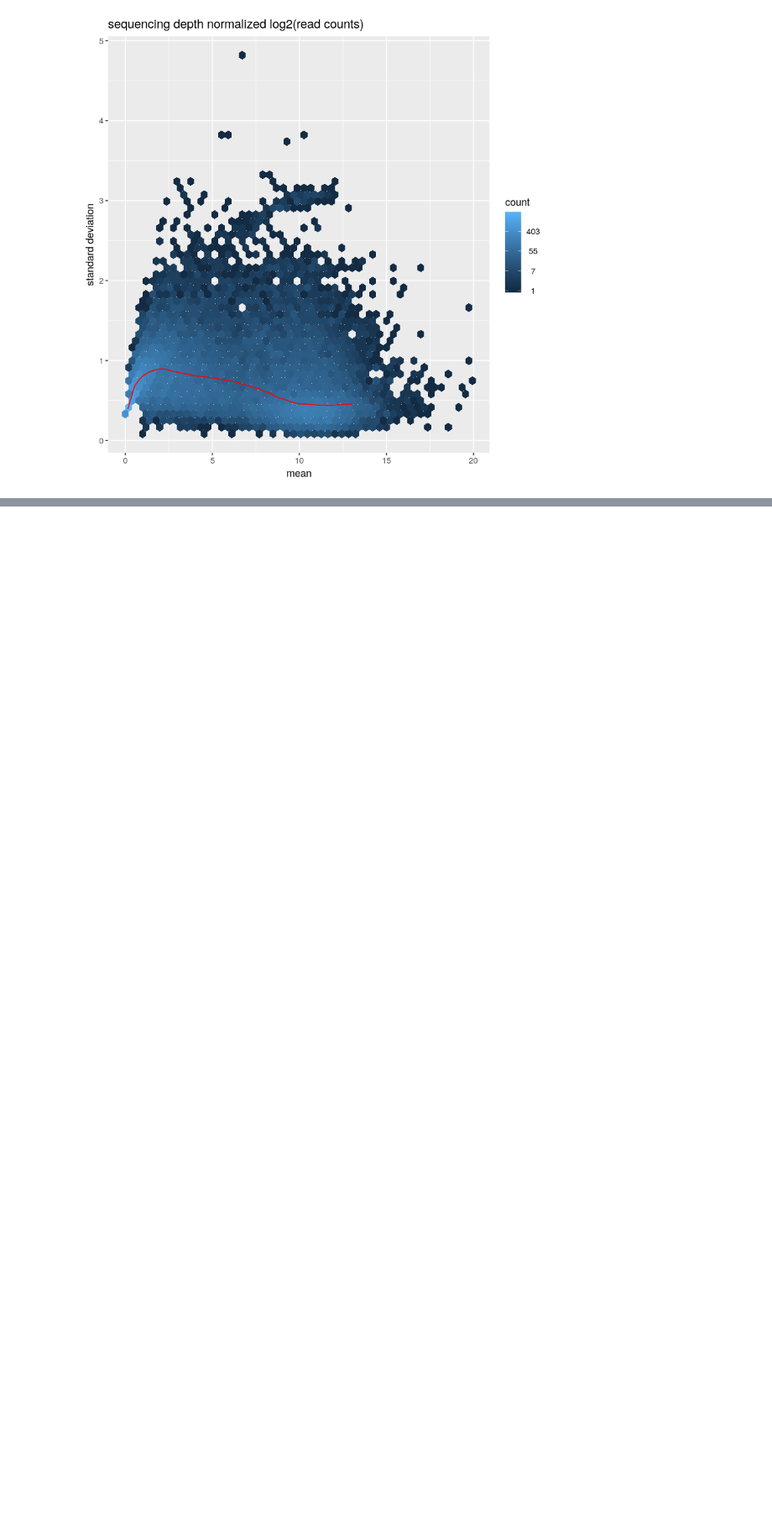
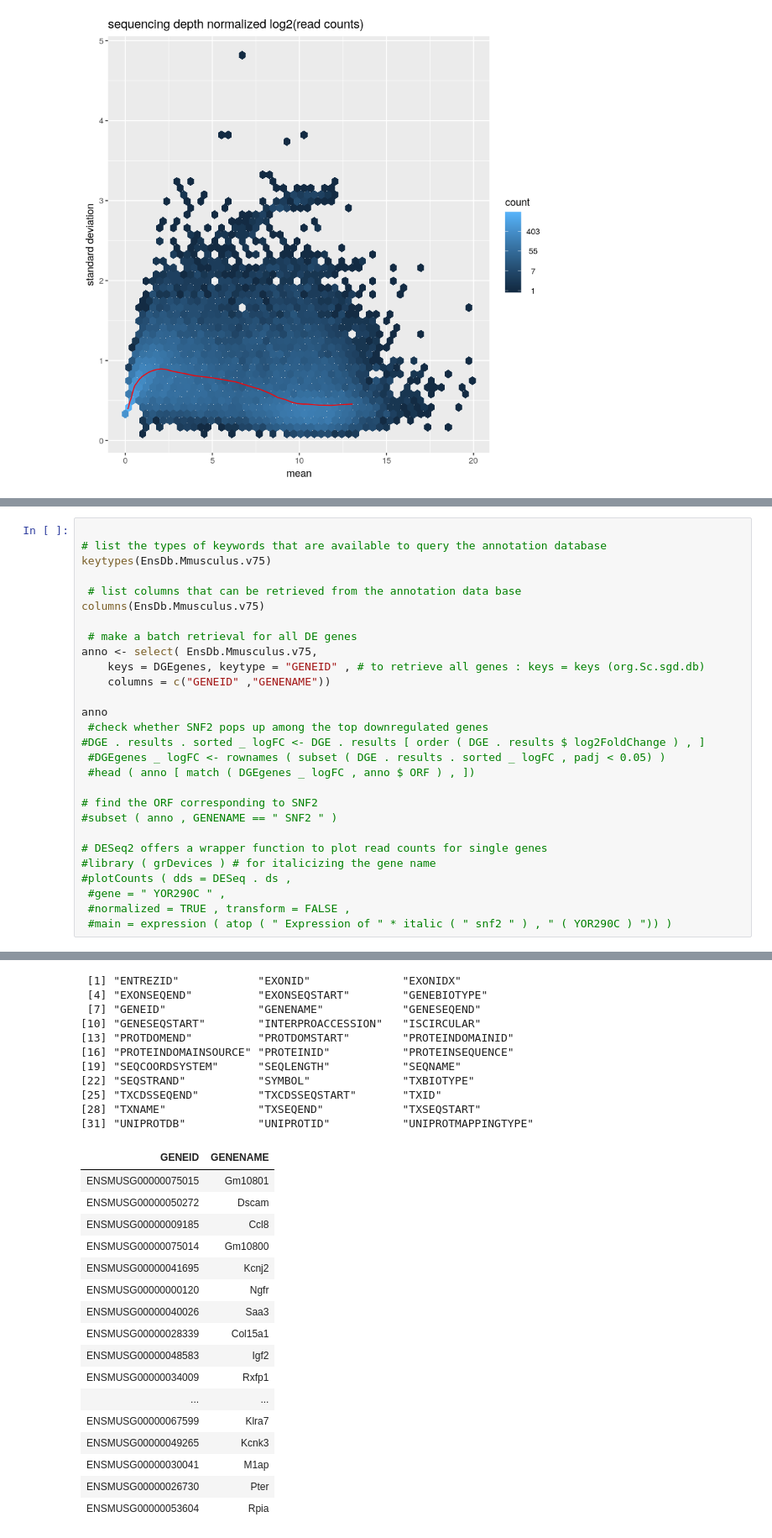
Before and after one commit to Sophia-art/EukaryoticTranscriptomics, a Jupyter notebook: PCA.ipynb, the cells around one changed output, grey strips where cells are left out. Shown at 84% size. Cells and saved outputs as stored; diff of their text form; blank space fills up the shorter version.

```diff
--- a/PCA.ipynb
+++ b/PCA.ipynb
@@ -249,0 +428,29 @@ legend(50,40, legend = colData(DESeq.ds)[,1], col = colData(DESeq.ds)[,1], fill
+# %%
+
+# list the types of keywords that are available to query the annotation database
+keytypes(EnsDb.Mmusculus.v75)
+
+ # list columns that can be retrieved from the annotation data base
+columns(EnsDb.Mmusculus.v75)
+
+ # make a batch retrieval for all DE genes
+anno <- select( EnsDb.Mmusculus.v75,
+    keys = DGEgenes, keytype = "GENEID" , # to retrieve all genes : keys = keys (org.Sc.sgd.db)
+    columns = c("GENEID" ,"GENENAME"))
+
+anno
+ #check whether SNF2 pops up among the top downregulated genes
+#DGE . results . sorted _ logFC <- DGE . results [ order ( DGE . results $ log2FoldChange ) , ]
+ #DGEgenes _ logFC <- rownames ( subset ( DGE . results . sorted _ logFC , padj < 0.05) )
+ #head ( anno [ match ( DGEgenes _ logFC , anno $ ORF ) , ])
+
+# find the ORF corresponding to SNF2
+#subset ( anno , GENENAME == " SNF2 " )
+
+# DESeq2 offers a wrapper function to plot read counts for single genes
+#library ( grDevices ) # for italicizing the gene name
+#plotCounts ( dds = DESeq . ds ,
+ #gene = " YOR290C " ,
+ #normalized = TRUE , transform = FALSE ,
+ #main = expression ( atop ( " Expression of " * italic ( " snf2 " ) , " ( YOR290C ) ")) )
+# %% [output]
@@ -249,0 +463,28 @@ legend(50,40, legend = colData(DESeq.ds)[,1], col = colData(DESeq.ds)[,1], fill
+ [1] "ENTREZID"            "EXONID"              "EXONIDX"
+ [4] "EXONSEQEND"          "EXONSEQSTART"        "GENEBIOTYPE"
+ [7] "GENEID"              "GENENAME"            "GENESEQEND"
+[10] "GENESEQSTART"        "INTERPROACCESSION"   "ISCIRCULAR"
+[13] "PROTDOMEND"          "PROTDOMSTART"        "PROTEINDOMAINID"
+[16] "PROTEINDOMAINSOURCE" "PROTEINID"           "PROTEINSEQUENCE"
+[19] "SEQCOORDSYSTEM"      "SEQLENGTH"           "SEQNAME"
+[22] "SEQSTRAND"           "SYMBOL"              "TXBIOTYPE"
+[25] "TXCDSSEQEND"         "TXCDSSEQSTART"       "TXID"
+[28] "TXNAME"              "TXSEQEND"            "TXSEQSTART"
+[31] "UNIPROTDB"           "UNIPROTID"           "UNIPROTMAPPINGTYPE"
+| GENEID | GENENAME |
+| ENSMUSG00000075015 | Gm10801 |
+| ENSMUSG00000050272 | Dscam |
+| ENSMUSG00000009185 | Ccl8 |
+| ENSMUSG00000075014 | Gm10800 |
+| ENSMUSG00000041695 | Kcnj2 |
+| ENSMUSG00000000120 | Ngfr |
+| ENSMUSG00000040026 | Saa3 |
+| ENSMUSG00000028339 | Col15a1 |
+| ENSMUSG00000048583 | Igf2 |
+| ENSMUSG00000034009 | Rxfp1 |
+| ... | ... |
+| ENSMUSG00000067599 | Klra7 |
+| ENSMUSG00000049265 | Kcnk3 |
+| ENSMUSG00000030041 | M1ap |
+| ENSMUSG00000026730 | Pter |
+| ENSMUSG00000053604 | Rpia |
```
Also changed, not shown: parts of 17 cells of this notebook.
